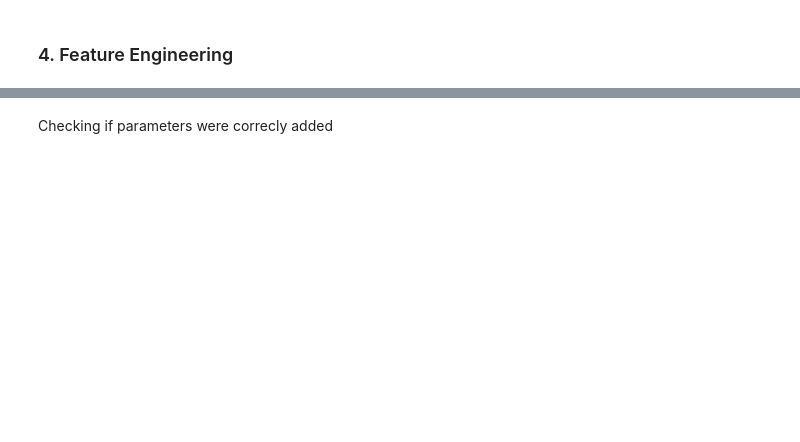
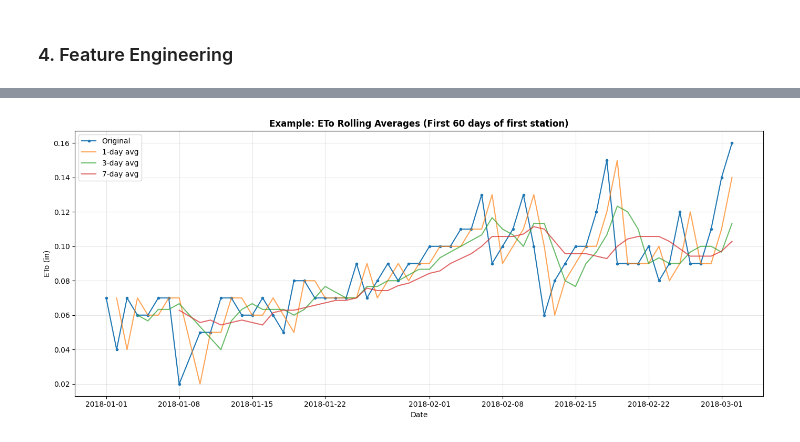
Before and after one commit to Sideral1/Machine-Learning-Final-Project, a Jupyter notebook: main.ipynb, the cells around one changed output, grey strips where cells are left out. Drawn from its saved outputs; the diff is of its cells as text; code cells hidden in the pictures; blank space fills up the shorter version.

```diff
--- a/main.ipynb
+++ b/main.ipynb
@@ -462,39 +452,28 @@ df[sample_cols].head(10)
 # %%
-# Display sample of new features
-new_feature_cols = [col for col in df.columns if '_avg_' in col]
-
-# Check for missing values in new features
-new_feature_missing = df[new_feature_cols].isnull().sum()
-print("Missing values in new rolling average features:")
-print(new_feature_missing[new_feature_missing > 0])
-
 # Visualize one example: ETo rolling averages
-fig, axes = plt.subplots(2, 1, figsize=(14, 8))
+plt.figure(figsize=(14, 6))
 
 # Plot for a single station
 station_sample = df[df['Stn_Id'] == df['Stn_Id'].iloc[0]].head(60)
 
-axes[0].plot(station_sample['Date_parsed'], station_sample['ETo_(in)'], label='Original', marker='o', markersize=3)
-axes[0].plot(station_sample['Date_parsed'], station_sample['ETo_(in)_avg_1d'], label='1-day avg', alpha=0.7)
-axes[0].plot(station_sample['Date_parsed'], station_sample['ETo_(in)_avg_3d'], label='3-day avg', alpha=0.7)
-axes[0].plot(station_sample['Date_parsed'], station_sample['ETo_(in)_avg_7d'], label='7-day avg', alpha=0.7)
-axes[0].set_xlabel('Date')
-axes[0].set_ylabel('ETo (in)')
-axes[0].set_title('Example: ETo Rolling Averages (First 60 days of first station)', fontweight='bold')
-axes[0].legend()
-axes[0].grid(alpha=0.3)
+plt.plot(station_sample['Date_parsed'], station_sample['ETo_(in)'],
+        label='Original', marker='o', markersize=3)
+plt.plot(station_sample['Date_parsed'], station_sample['ETo_(in)_avg_1d'],
+        label='1-day avg', alpha=0.7)
+plt.plot(station_sample['Date_parsed'], station_sample['ETo_(in)_avg_3d'],
+        label='3-day avg', alpha=0.7)
+plt.plot(station_sample['Date_parsed'], station_sample['ETo_(in)_avg_7d'],
+        label='7-day avg', alpha=0.7)
 
-# Plot for temperature averages
-axes[1].plot(station_sample['Date_parsed'], station_sample['Avg_Air_Temp_(F)'], label='Original', marker='o', markersize=3)
-axes[1].plot(station_sample['Date_parsed'], station_sample['Avg_Air_Temp_(F)_avg_3d'], label='3-day avg', alpha=0.7)
-axes[1].plot(station_sample['Date_parsed'], station_sample['Avg_Air_Temp_(F)_avg_5d'], label='5-day avg', alpha=0.7)
-axes[1].set_xlabel('Date')
-axes[1].set_ylabel('Avg Air Temp (°F)')
-axes[1].set_title('Example: Temperature Rolling Averages', fontweight='bold')
-axes[1].legend()
-axes[1].grid(alpha=0.3)
+# Get current axis and set labels
+ax = plt.gca()
+ax.set_xlabel('Date')
+ax.set_ylabel('ETo (in)')
+ax.set_title('Example: ETo Rolling Averages (First 60 days of first station)', fontweight='bold')
 
+plt.legend()
+plt.grid(alpha=0.3)
 plt.tight_layout()
 plt.show()
+# %% [output]
+[figure, added]
-# %% [markdown]
-Checking if parameters were correcly added
```
Also changed, not shown: parts of 50 cells of this notebook.
